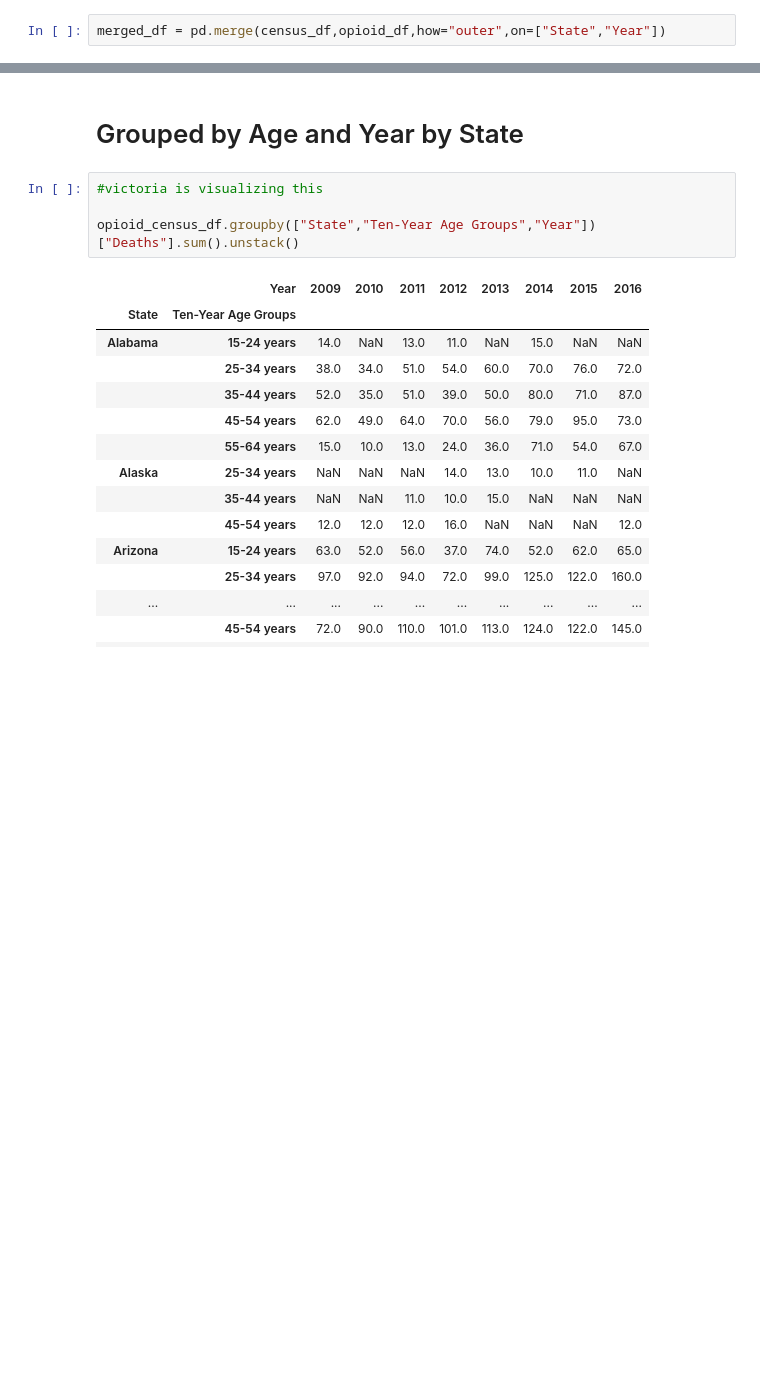
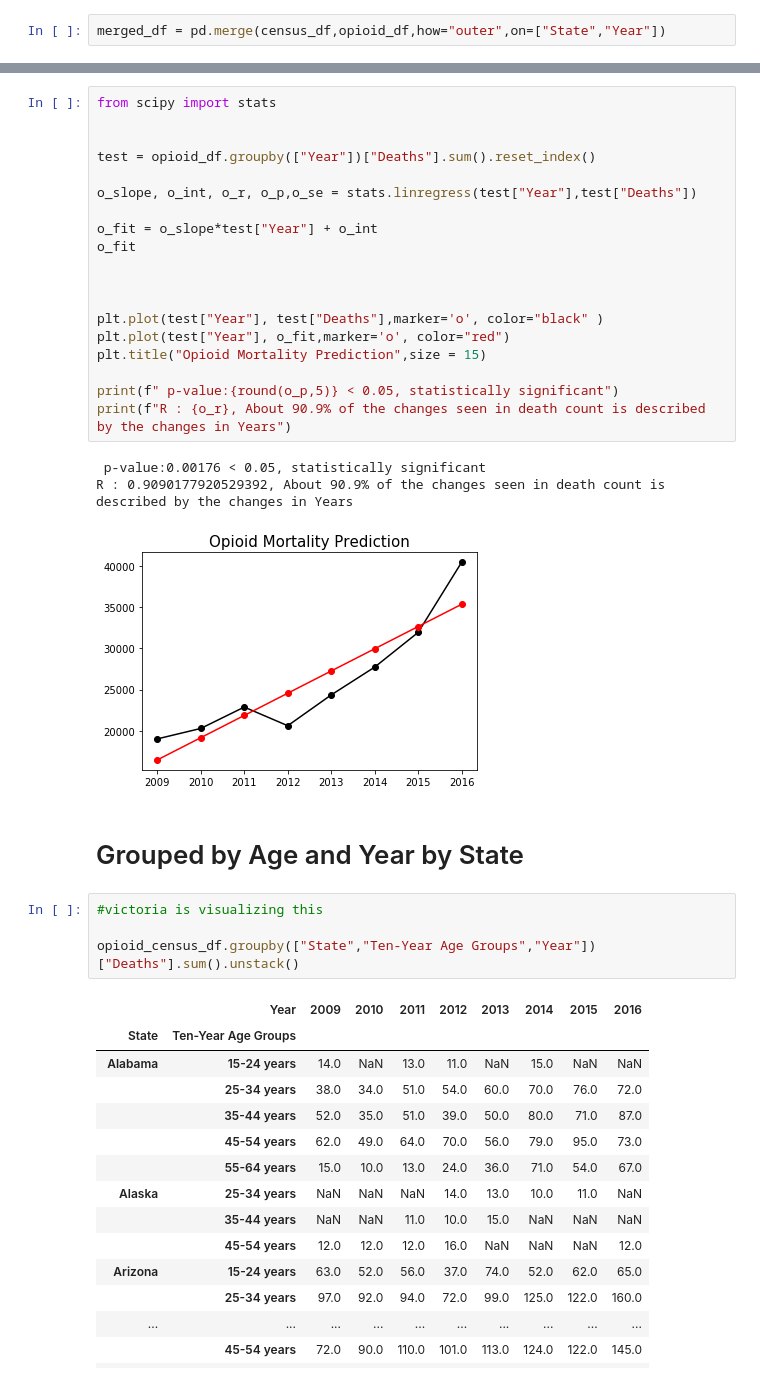
Before and after one commit to DataSteph/Opioid-Analysis-, a Jupyter notebook: Opioid Data Analysis and Visuals.ipynb, the cells around one changed output, grey strips where cells are left out. Drawn from its saved outputs; the diff is of its cells as text; blank space fills up the shorter version.

```diff
--- a/Opioid Data Analysis and Visuals.ipynb
+++ b/Opioid Data Analysis and Visuals.ipynb
@@ -52,3 +116,26 @@ opioid_census_df.head()
+# %%
+from scipy import stats
+
+
+test = opioid_df.groupby(["Year"])["Deaths"].sum().reset_index()
+
+o_slope, o_int, o_r, o_p,o_se = stats.linregress(test["Year"],test["Deaths"])
+
+o_fit = o_slope*test["Year"] + o_int
+o_fit
+
+
+
+plt.plot(test["Year"], test["Deaths"],marker='o', color="black" )
+plt.plot(test["Year"], o_fit,marker='o', color="red")
+plt.title("Opioid Mortality Prediction",size = 15)
+
+print(f" p-value:{round(o_p,5)} < 0.05, statistically significant")
+print(f"R : {o_r}, About 90.9% of the changes seen in death count is described by the changes in Years")
+# %% [output]
+ p-value:0.00176 < 0.05, statistically significant
+R : 0.9090177920529392, About 90.9% of the changes seen in death count is described by the changes in Years
+[figure, added]
 # %% [markdown]
 # Grouped by Age and Year by State
 # %%
```
Also changed, not shown: parts of 11 cells of this notebook.
